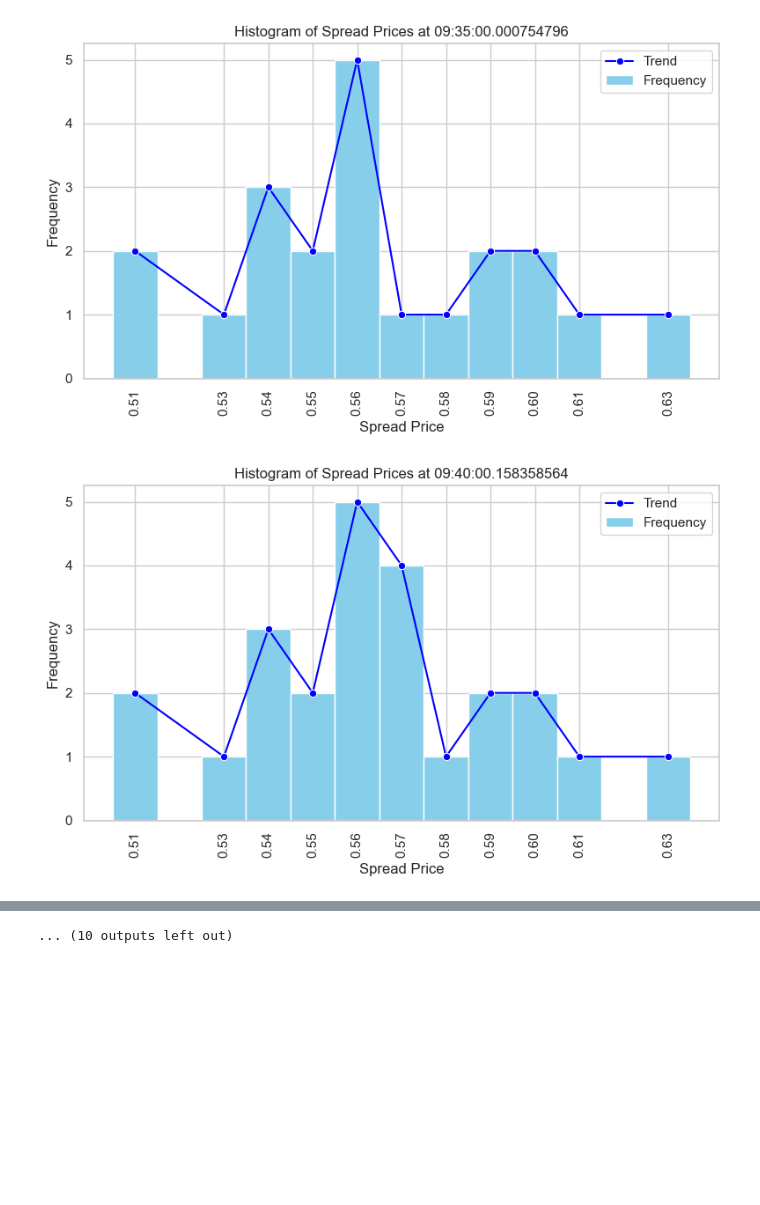
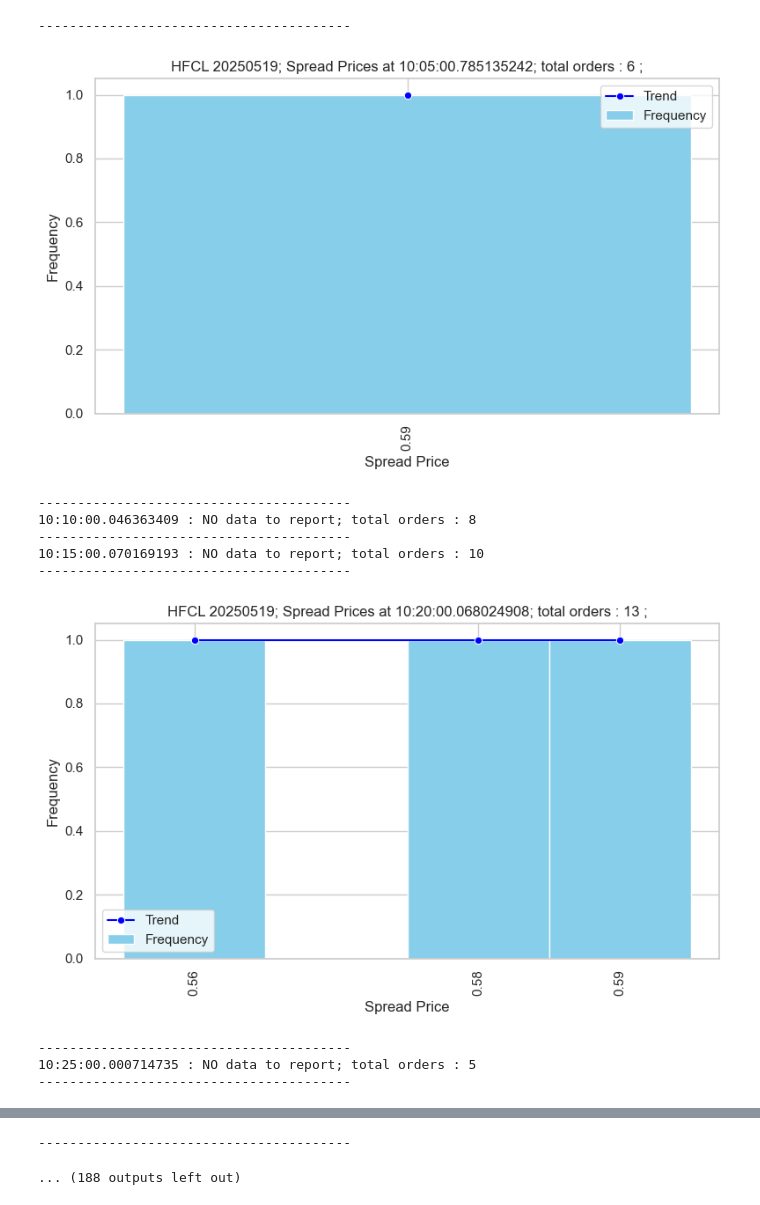
Before and after one commit to Ashmit0/quote-dist, a Jupyter notebook: plots.ipynb, the cells around one changed output, grey strips where cells are left out. Drawn from its saved outputs; the diff is of its cells as text; code cells hidden in the pictures; blank space fills up the shorter version.

```diff
--- a/plots.ipynb
+++ b/plots.ipynb
@@ -16,7 +16,7 @@ import os
 
 files = []
 for filename in os.listdir(inputs['save_path']):
-    if filename.endswith(".pkl") and filename.startswith("total"):
+    if filename.endswith(".pkl") and filename.startswith('_'.join([inputs['underlying'],inputs['date']])):
         full_path = os.path.join(inputs['save_path'], filename)
         files.append(full_path)
 
@@ -39,7 +39,13 @@ plt.rcParams["figure.figsize"] = (8,5)
 for file in sorted_files :
     with open( file , 'rb' ) as f :
         total_quotes = pickle.load( f )
-        x, y = zip(*sorted(total_quotes['data'].items()))
+        try :
+            x, y = zip(*sorted(total_quotes['data'].items()))
+        except :
+            print(f"{total_quotes['time']} : NO data to report; total orders : {total_quotes['total_qty']}")
+            print('--'*20)
+
+            continue
 
         # Set seaborn style
         sns.set(style="whitegrid")
@@ -53,11 +59,15 @@ for file in sorted_files :
         # Add axis labels and title
         plt.xlabel("Spread Price")
         plt.ylabel("Frequency")
-        plt.title(f"Histogram of Spread Prices at {total_quotes['time']}")
+        plt.title(f"{inputs['underlying']} {inputs['date']}; Spread Prices at {total_quotes['time']}; total orders : {total_quotes['total_qty']} ;")
 
         plt.xticks(x , rotation = 90)
 
         plt.legend()
         plt.tight_layout()
         plt.show()
+
+        print('--'*20)
+
+        # print( total_quotes['total_quotes'] , total_quotes['total_quotes2'])
 # %% [output]
@@ -67,2 +91,11 @@ for file in sorted_files :
+----------------------------------------
-[figure, old version]
+[figure, new version]
+----------------------------------------
+10:10:00.046363409 : NO data to report; total orders : 8
+----------------------------------------
+10:15:00.070169193 : NO data to report; total orders : 10
+----------------------------------------
-[figure, old version]
+[figure, new version]
+----------------------------------------
+10:25:00.000714735 : NO data to report; total orders : 5
+----------------------------------------
@@ -76,4 +103,5 @@ for file in sorted_files :
-... (10 outputs left out)
+----------------------------------------
+... (188 outputs left out)
 # %%
 with open( os.path.join( inputs['save_path'] , 'new_ticks_list.pkl' ) , 'rb') as f :
     new_ticks_list = pickle.load(f)
```
Also changed, not shown: parts of 3 cells of this notebook.
